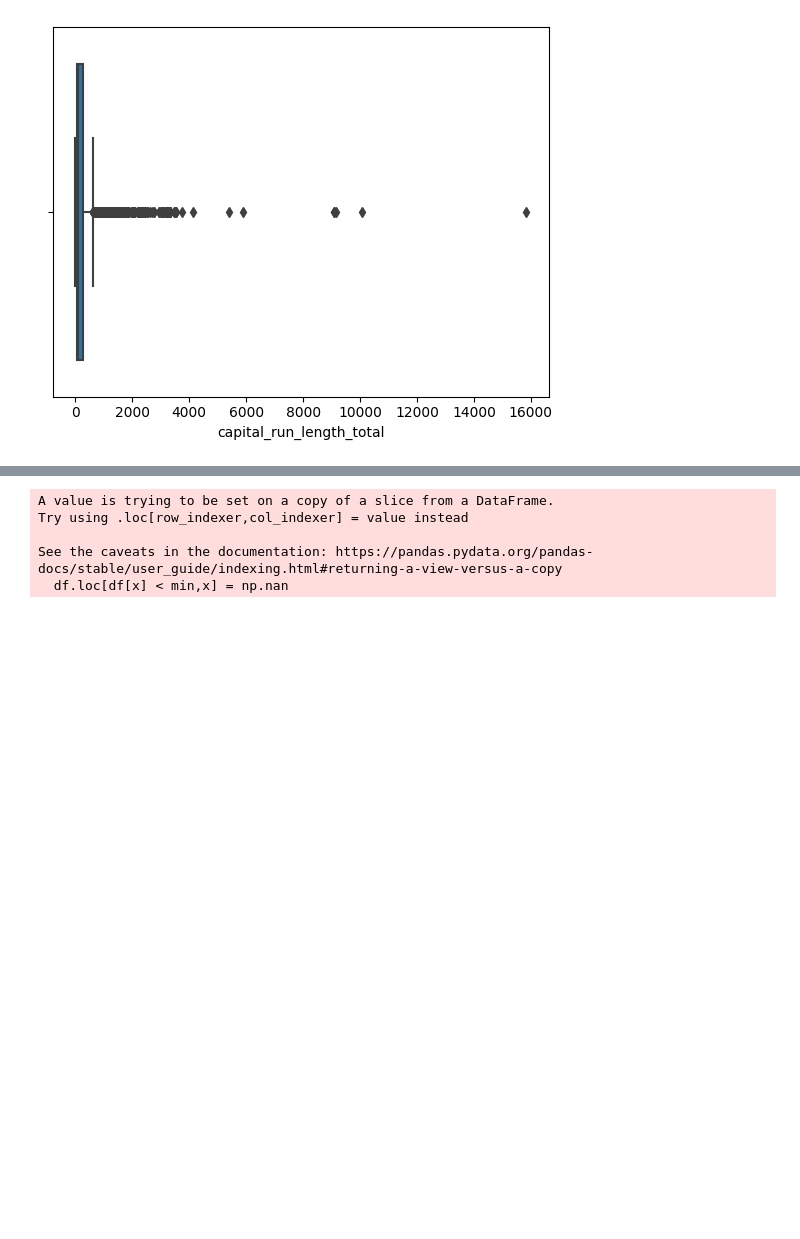
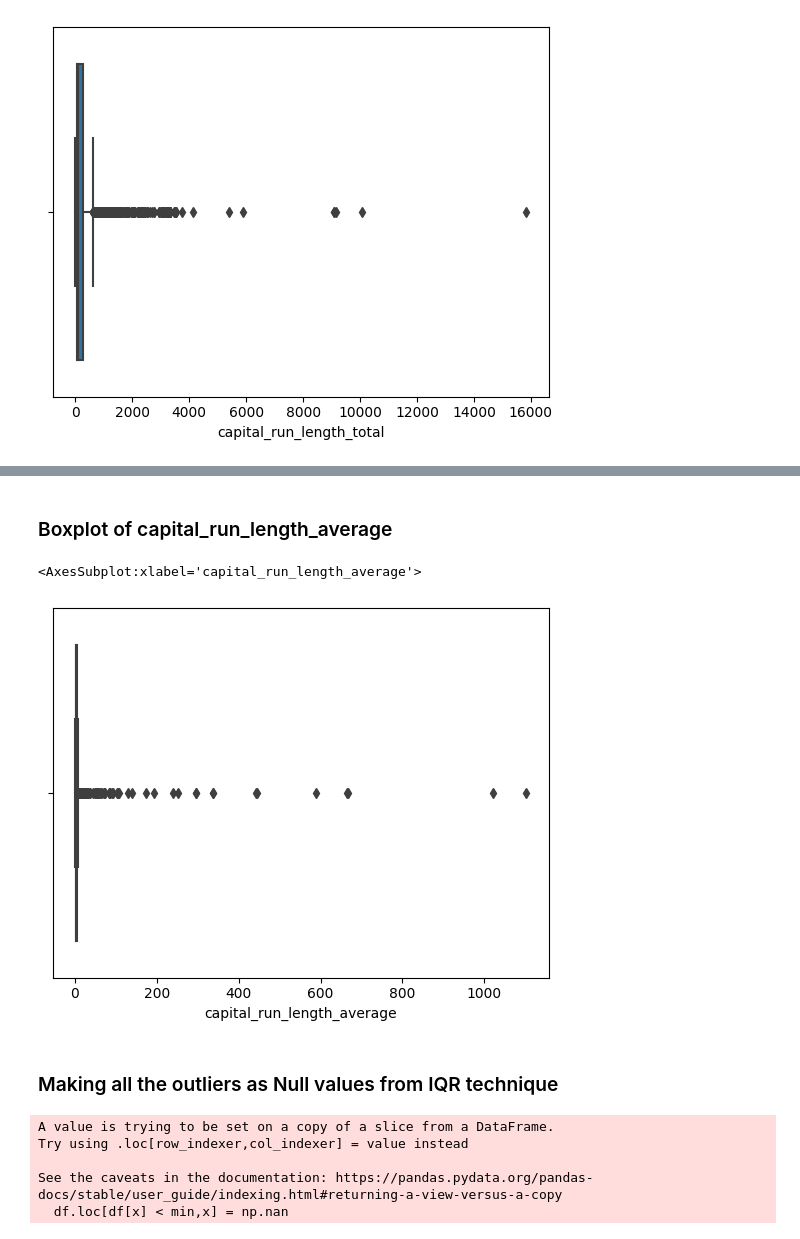
Before and after one commit to Nadun999/spam-email-classification-using-KNN-DT, a Jupyter notebook: main.ipynb, the cells around one changed output, grey strips where cells are left out. Cells and saved outputs as stored; diff of their text form; code cells hidden in the pictures; blank space fills up the shorter version.

```diff
--- a/main.ipynb
+++ b/main.ipynb
@@ -196 +229,10 @@ sn.boxplot(x = df['capital_run_length_total'])
+# %% [markdown]
+### Boxplot of capital_run_length_average
+# %%
+sn.boxplot(x = df['capital_run_length_average'])
+# %% [output]
+<AxesSubplot:xlabel='capital_run_length_average'>
+[figure, added]
+# %% [markdown]
+### Making all the outliers as Null values from IQR technique
 # %%
```
Also changed, not shown: parts of 67 cells of this notebook, 1 other file.
